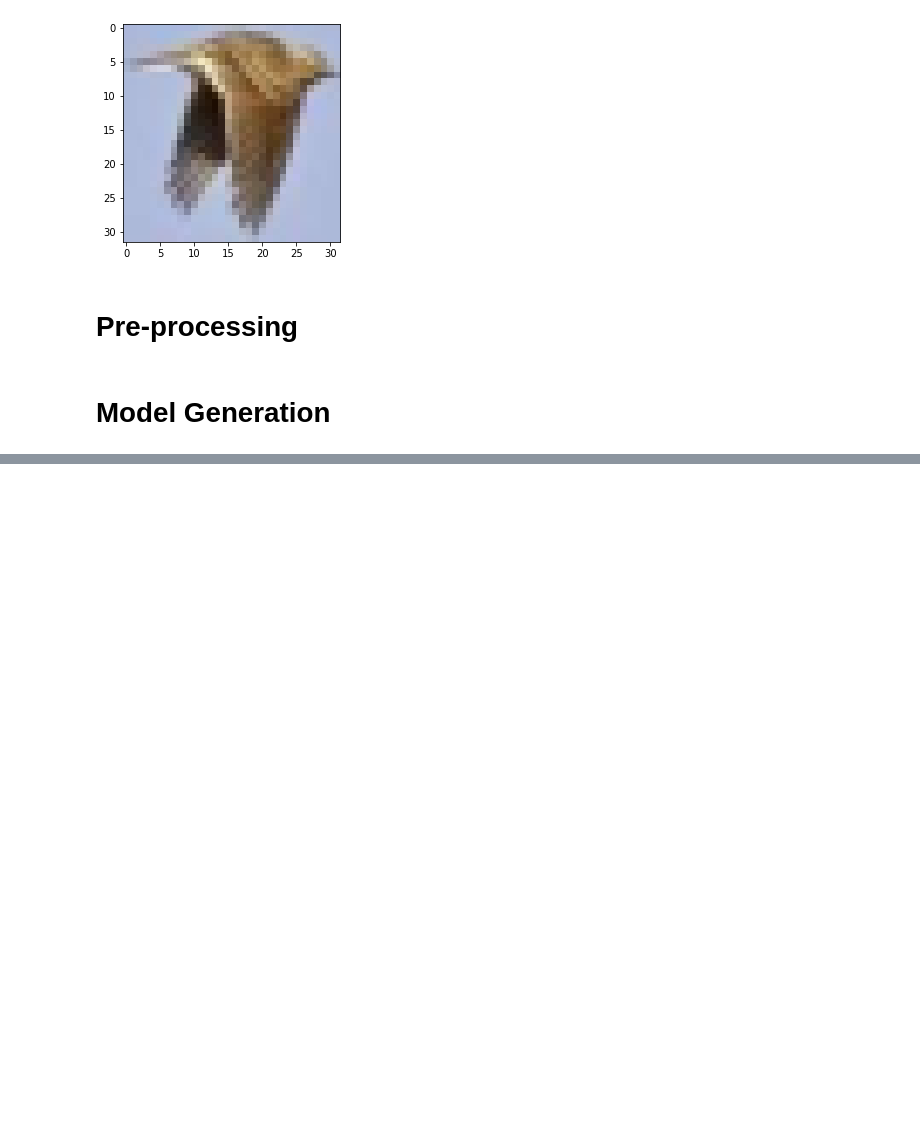
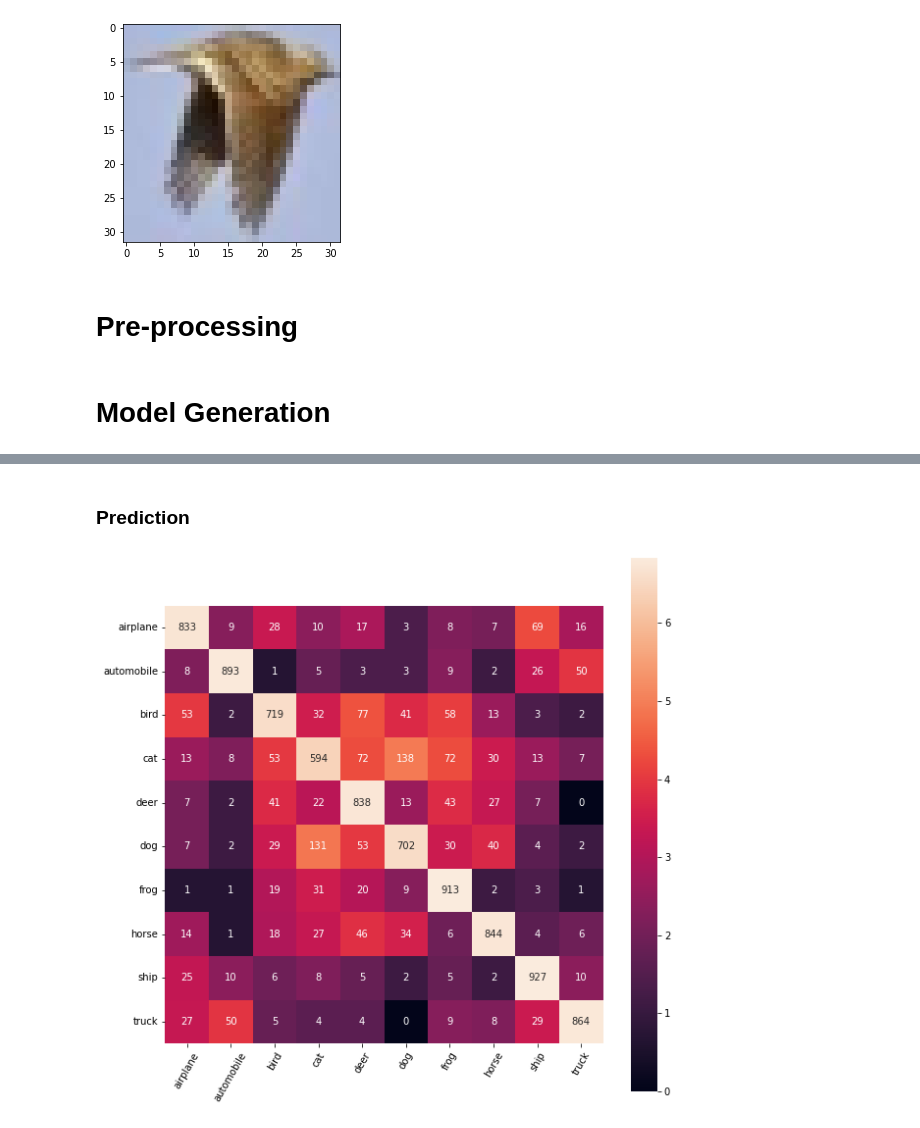
Before and after one commit to Ashish-Sasna/ImageClassification, a Jupyter notebook: Python files/ImgClass.ipynb, the cells around one changed output, grey strips where cells are left out. Saved outputs shown, nothing was run; the diff lists cells and outputs as text; code cells hidden in the pictures; blank space fills up the shorter version.

```diff
--- a/Python files/ImgClass.ipynb
+++ b/Python files/ImgClass.ipynb
@@ -291,0 +418,6 @@ metrics_graph(cnn_model, num_epoch)
+# %%
+load_model1 = load_model(os.path.join(dataPath, 'Model1.h5'))
+
+eval_model1 = load_model1.evaluate(X_test, y_test)
+print('Test loss: ', eval_model1[0])
+print('Test accuracy: ', eval_model1[1])
@@ -291,0 +428,17 @@ metrics_graph(cnn_model, num_epoch)
+# %% [markdown]
+### Prediction
+# %%
+y_pred = load_model1.predict(X_test)
+y_pred_cat = np.argmax(y_pred, axis=1)
+
+y_test_cat = np.argmax(y_test, axis=1)
+
+cm_model1 = confusion_matrix(y_test_cat, y_pred_cat)
+
+plt.figure(figsize=(10,10))
+sns.heatmap(np.log1p(cm_model1), annot=cm_model1, fmt='d',
+            xticklabels=labelNames, yticklabels=labelNames, square=True)
+plt.xticks(rotation=60)
+plt.show()
+# %% [output]
+[figure, added]
```
Also changed, not shown: parts of 21 cells of this notebook, 2 other files.
